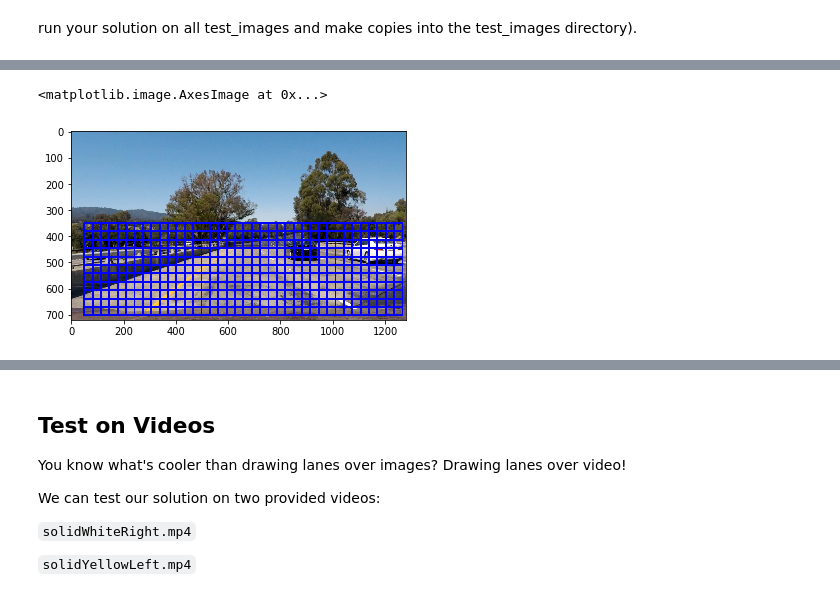
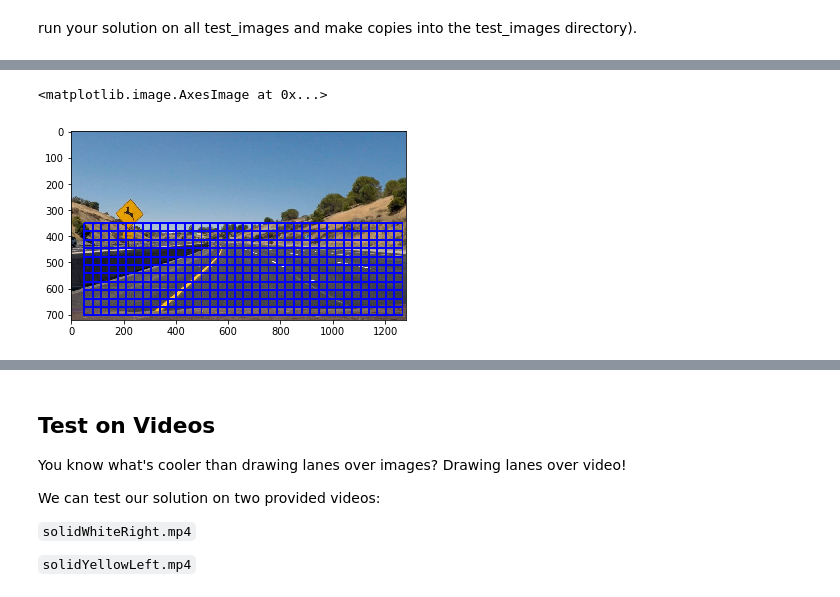
Before and after one commit to franciscodominguezmateos/CarND-P5, a Jupyter notebook: P5-1702051900.ipynb, the cells around one changed output, grey strips where cells are left out. Saved outputs shown, nothing was run; the diff lists cells and outputs as text; code cells hidden in the pictures.

```diff
--- a/P5-1702051900.ipynb
+++ b/P5-1702051900.ipynb
@@ -515,7 +516,7 @@ import cv2
 import matplotlib.pyplot as plt
 import matplotlib.image as mpimg
 
-image = mpimg.imread('test_images/test1.jpg')
+image = mpimg.imread('test_images/test2.jpg')
 
 # Here is your draw_boxes function from the previous exercise
 def draw_boxes(img, bboxes, color=(0, 0, 255), thick=6):
@@ -551,34 +552,34 @@ def slide_window(img, x_start_stop=[None, None], y_start_stop=[None, None],
     nx_pix_per_step = np.int(xy_window[0]*(1 - xy_overlap[0]))
     ny_pix_per_step = np.int(xy_window[1]*(1 - xy_overlap[1]))
     # Compute the number of windows in x/y
     nx_windows = np.int(xspan/nx_pix_per_step) - 1
     ny_windows = np.int(yspan/ny_pix_per_step) - 1
     # Initialize a list to append window positions to
     window_list = []
     # Loop through finding x and y window positions
     # Note: you could vectorize this step, but in practice
     # you'll be considering windows one by one with your
     # classifier, so looping makes sense
     for ys in range(ny_windows):
         for xs in range(nx_windows):
             # Calculate window position
             startx = xs*nx_pix_per_step + x_start_stop[0]
             endx = startx + xy_window[0]
             starty = ys*ny_pix_per_step + y_start_stop[0]
             endy = starty + xy_window[1]
             # Append window position to list
             window_list.append(((startx, starty), (endx, endy)))
     # Return the list of windows
     return window_list
 
 windows = slide_window(image, x_start_stop=[50, None], y_start_stop=[350,None],
                     xy_window=(64, 64), xy_overlap=(0.5, 0.5))
 
 window_img = draw_boxes(image, windows, color=(0, 0, 255), thick=6)
 plt.imshow(window_img)
 # %% [output]
 <matplotlib.image.AxesImage at 0x...>
-[figure, old version]
+[figure, new version]
 # %%
 import matplotlib.image as mpimg
 import matplotlib.pyplot as plt
```
Also changed, not shown: parts of 8 cells of this notebook, 6 other files.
